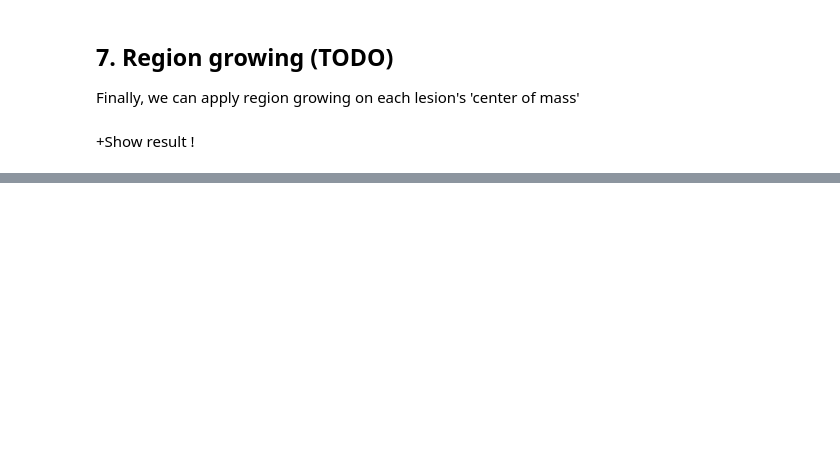
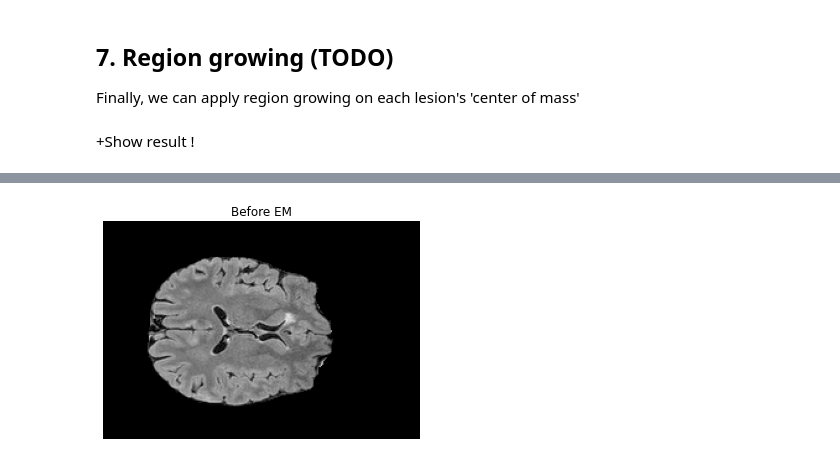
Before and after one commit to amanpreetsingh-BE/multimodality-segmentation, a Jupyter notebook: notebook/main.ipynb, the cells around one changed output, grey strips where cells are left out. Drawn from its saved outputs; the diff is of its cells as text; code cells hidden in the pictures; blank space fills up the shorter version.

```diff
--- a/notebook/main.ipynb
+++ b/notebook/main.ipynb
@@ -269,0 +315,91 @@ Finally, we can apply region growing on each lesion's 'center of mass'
+# %%
+# Illustration of the implemented EM method
+
+I = (FLAIR)[:,:,158]
+I = I / np.max(I) # scale to 0.0 and 1.0
+
+# before
+
+plt.figure()
+
+plt.axis('off')
+plt.imshow(I, cmap=plt.cm.gray)
+plt.title('Before EM')
+
+## Get only non zeros pixels from the image (Use functions from previous cell)
+foregroundMask = getForegroundMask(I)
+foregroundArray = getForegroundArray(I, foregroundMask)
+
+## Define classes for the classification
+classList = ['GreyMatter', 'WhiteMatter', 'CerebrospinalFluid', 'Lesions']
+numberOfClasses = len(classList)
+
+## Initial conditions,trying 1 differents initial values
+numberTest = 3
+initialMeansArray = np.zeros((numberTest,numberOfClasses))
+initialStdsArray = np.zeros((numberTest,numberOfClasses))
+
+initialMeansArray[0,:] = np.linspace(0, 1, numberOfClasses) # M1
+initialStdsArray[0,:] = 0.1 * np.ones(numberOfClasses)
+
+initialMeansArray[1,:] =  np.linspace(0.1, 0.9, numberOfClasses)
+initialStdsArray[1,:] = 0.1 * np.ones(numberOfClasses)
+
+initialMeansArray[2,:] = np.linspace(0.2, 0.8, numberOfClasses)
+initialStdsArray[2,:] = 0.1 * np.ones(numberOfClasses)
+
+priorProbabilities = np.ones(numberOfClasses) / numberOfClasses # equally likely
+
+# Init for result
+finalMeansArray = np.zeros((numberTest,numberOfClasses))
+finalStdsArray = np.zeros((numberTest,numberOfClasses))
+
+# EM for each C.I.
+for i in range(0,numberTest):
+    class_prob, finalMeansArray[i,:], finalStdsArray[i,:] = em(foregroundArray,
+                                                               initialMeansArray[i,:],
+                                                                initialStdsArray[i,:],
+                                                                priorProbabilities,
+                                                                tol=1e-3,
+                                                                max_iter=100)
+
+# compute the interval of 95% for each test
+lowerBound = np.zeros((numberTest,numberOfClasses))
+upperBound = np.zeros((numberTest,numberOfClasses))
+for i in range(0,numberTest):
+    lowerBound[i,:] = finalMeansArray[i,:]-(2*finalStdsArray[i,:])
+    upperBound[i,:] = finalMeansArray[i,:]+(2*finalStdsArray[i,:])
+
+plt.figure(figsize=(20,10))
+
+white_matter = np.zeros((I.shape[0],I.shape[1])) # used for next question
+
+# compute output RGB segmented image for each test
+for output_index in range(0, numberTest):
+    output = np.zeros((I.shape[0],I.shape[1], 3))
+    for i in range(0,I.shape[0]):
+        for j in range(0,I.shape[1]):
+            if(I[i,j] > lowerBound[output_index,0] and I[i,j] < upperBound[output_index,0]):
+                output[i,j,:] = [218, 247, 166] #dark blue
+            elif(I[i,j] > lowerBound[output_index,1] and I[i,j] < upperBound[output_index,1]):
+                output[i,j,:] = [255, 195, 0] #green
+            elif(I[i,j] > lowerBound[output_index,2] and I[i,j] < upperBound[output_index,2]):
+                output[i,j,:] = [255, 10, 20] # llight blue
+                white_matter[i,j] = 1
+            elif(I[i,j] > lowerBound[output_index,2] and I[i,j] < upperBound[output_index,2]):
+                output[i,j,:] = [0, 0, 0] # black
+
+
+    plt.subplot(1,3,output_index+1)
+    if(output_index == 0):
+        plt.title(r'$\mu_i = ({:.2f}$'.format(initialMeansArray[output_index,0]) + ', ' + '{:.2f}'.format(initialMeansArray[output_index,1]) + ', ' + '{:.2f}'.format(initialMeansArray[output_index,2])+')')
+    elif(output_index == 1):
+        plt.title(r'$\mu_i = ({:.2f}$'.format(initialMeansArray[output_index,0]) + ', ' + '{:.2f}'.format(initialMeansArray[output_index,1]) + ', ' + '{:.2f}'.format(initialMeansArray[output_index,2])+')')
+    else:
+        plt.title(r'$\mu_i = ({:.2f}$'.format(initialMeansArray[output_index,0]) + ', ' + '{:.2f}'.format(initialMeansArray[output_index,1]) + ', ' + '{:.2f}'.format(initialMeansArray[output_index,2])+')')
+    plt.imshow((output * 255).astype(np.uint8))
+
+plt.show
+plotHistogramWithDistribs(I, finalMeansArray[0,:], finalStdsArray[0,:])
+# %% [output]
+[figure, added]
```
Also changed, not shown: parts of 16 cells of this notebook, 3 other files.
